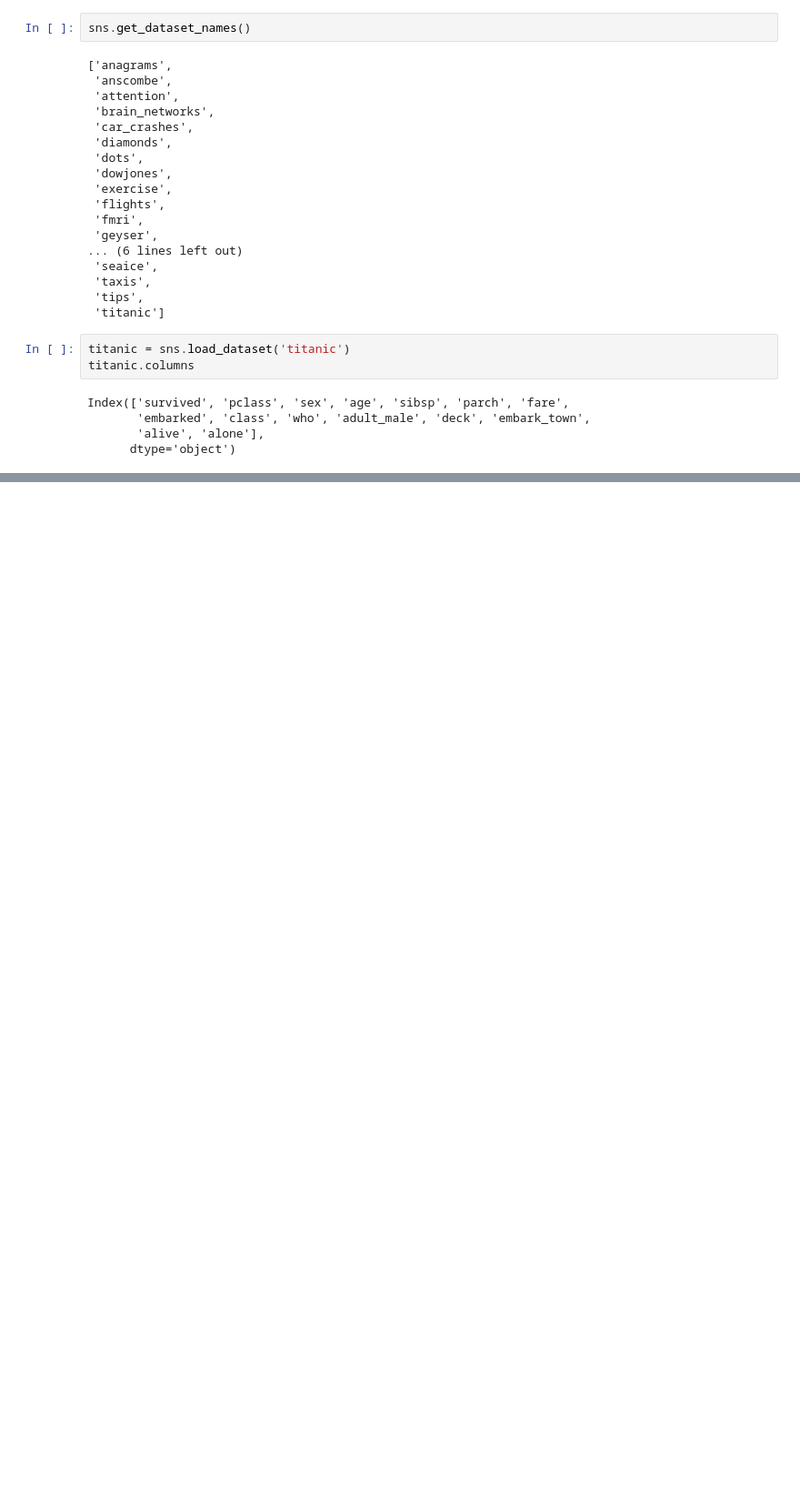
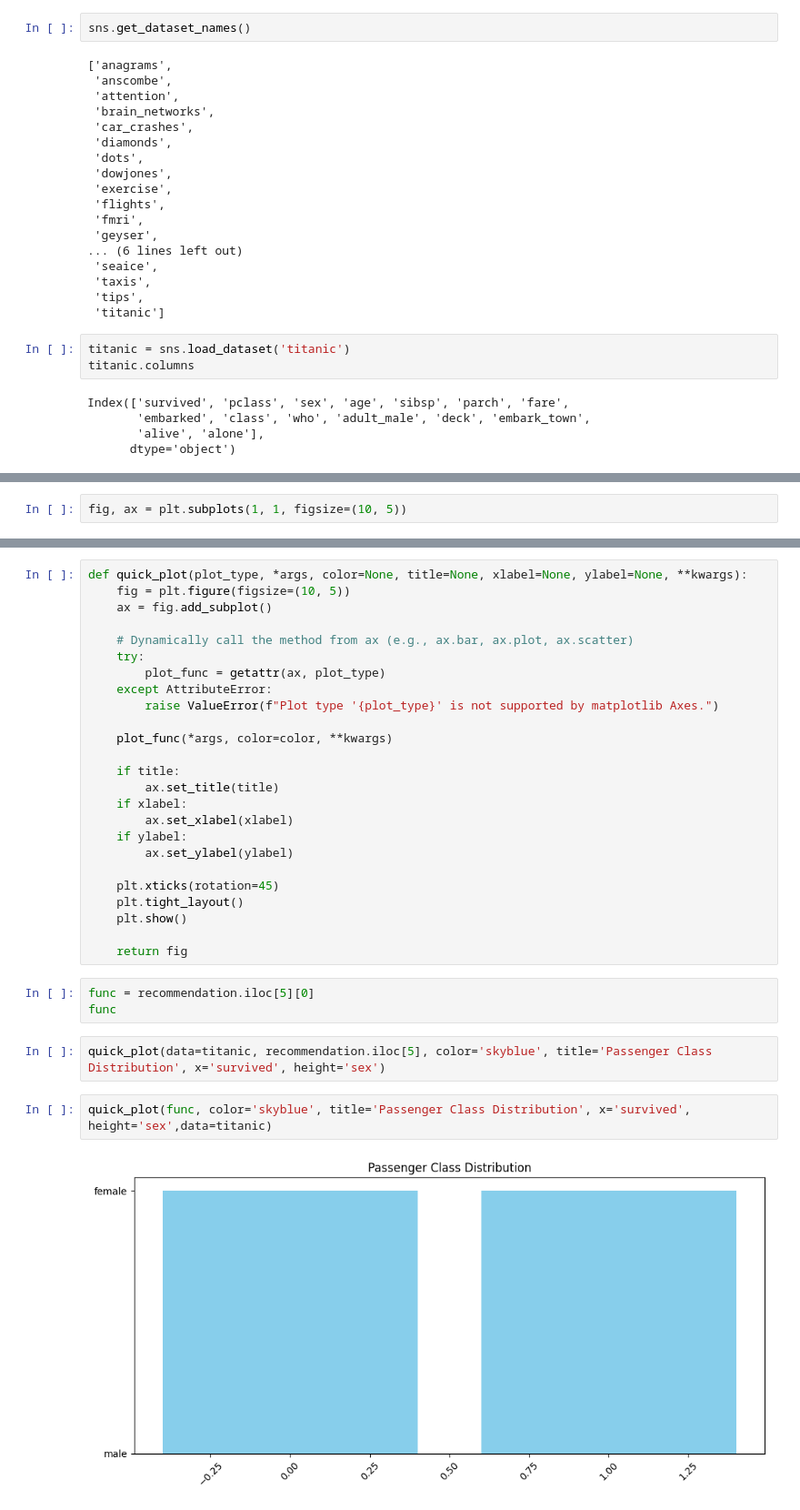
Before and after one commit to jerryola1/PlotSenseAI, a Jupyter notebook: test.ipynb, the cells around one changed output, grey strips where cells are left out. Shown: that part at 91% size. Drawn from its saved outputs; the diff is of its cells as text; blank space fills up the shorter version.

```diff
--- a/test.ipynb
+++ b/test.ipynb
@@ -51,0 +60,2 @@ recommendation
+# %%
+fig, ax = plt.subplots(1, 1, figsize=(10, 5))
@@ -51,0 +66,34 @@ recommendation
+# %%
+def quick_plot(plot_type, *args, color=None, title=None, xlabel=None, ylabel=None, **kwargs):
+    fig = plt.figure(figsize=(10, 5))
+    ax = fig.add_subplot()
+
+    # Dynamically call the method from ax (e.g., ax.bar, ax.plot, ax.scatter)
+    try:
+        plot_func = getattr(ax, plot_type)
+    except AttributeError:
+        raise ValueError(f"Plot type '{plot_type}' is not supported by matplotlib Axes.")
+
+    plot_func(*args, color=color, **kwargs)
+
+    if title:
+        ax.set_title(title)
+    if xlabel:
+        ax.set_xlabel(xlabel)
+    if ylabel:
+        ax.set_ylabel(ylabel)
+
+    plt.xticks(rotation=45)
+    plt.tight_layout()
+    plt.show()
+
+    return fig
+# %%
+func = recommendation.iloc[5][0]
+func
+# %%
+quick_plot(data=titanic, recommendation.iloc[5], color='skyblue', title='Passenger Class Distribution', x='survived', height='sex')
+# %%
+quick_plot(func, color='skyblue', title='Passenger Class Distribution', x='survived', height='sex',data=titanic)
+# %% [output]
+[figure, added]
```
Also changed, not shown: parts of 13 cells of this notebook.
